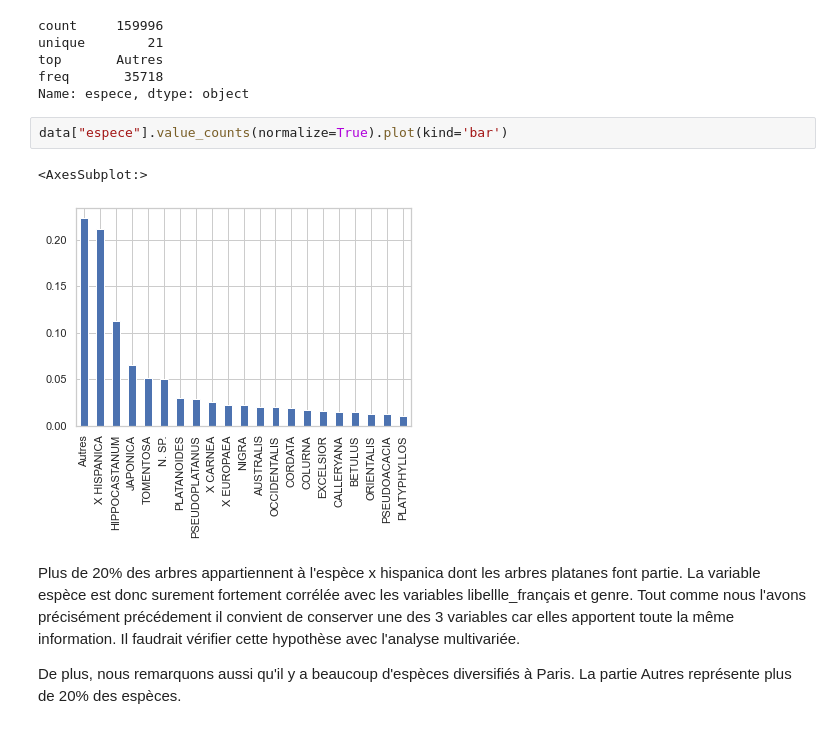
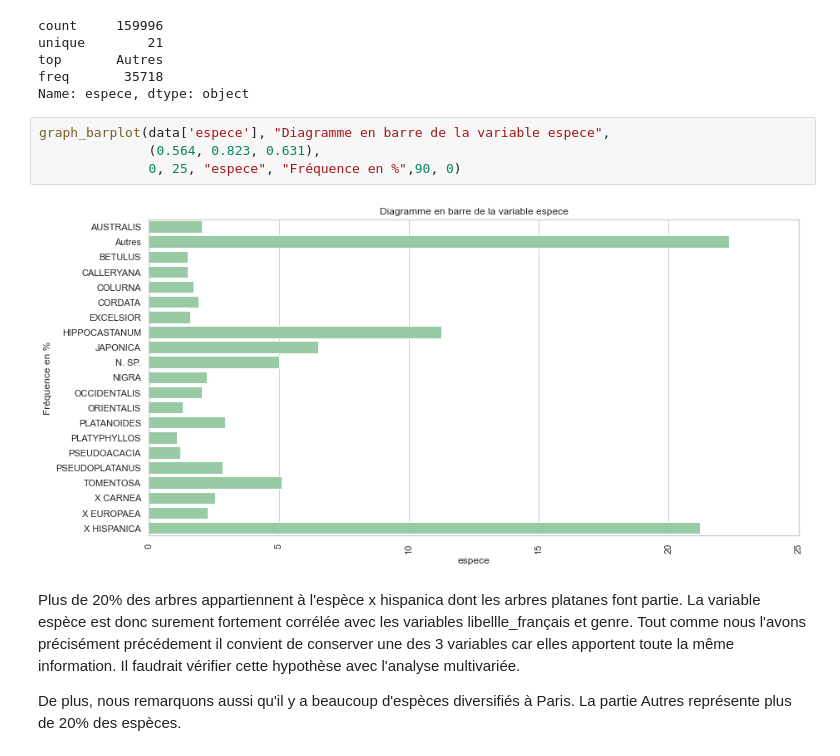
Before and after one commit to AurelieAAN/OP_Projet2, a Jupyter notebook: Scripts_Analyse01.ipynb, the cells around one changed output. Drawn from its saved outputs; the diff is of its cells as text.

Commit message:
update graph quali

```diff
--- a/Scripts_Analyse01.ipynb
+++ b/Scripts_Analyse01.ipynb
@@ -1067,10 +1074,11 @@ top       Autres
 freq       35718
 Name: espece, dtype: object
 # %%
-data["espece"].value_counts(normalize=True).plot(kind='bar')
+graph_barplot(data['espece'], "Diagramme en barre de la variable espece",
+              (0.564, 0.823, 0.631),
+              0, 25, "espece", "Fréquence en %",90, 0)
 # %% [output]
-<AxesSubplot:>
-[figure, old version]
+[figure, new version]
 # %% [markdown]
 Plus de 20% des arbres appartiennent à l'espèce x hispanica dont les arbres platanes font partie. La variable espèce est donc surement fortement corrélée avec les variables libellle_français et genre. Tout comme nous l'avons précisément précédement il convient de conserver une des 3 variables car elles apportent toute la même information. Il faudrait vérifier cette hypothèse avec l'analyse multivariée.
 
```
Also changed, not shown: parts of 108 cells of this notebook.
